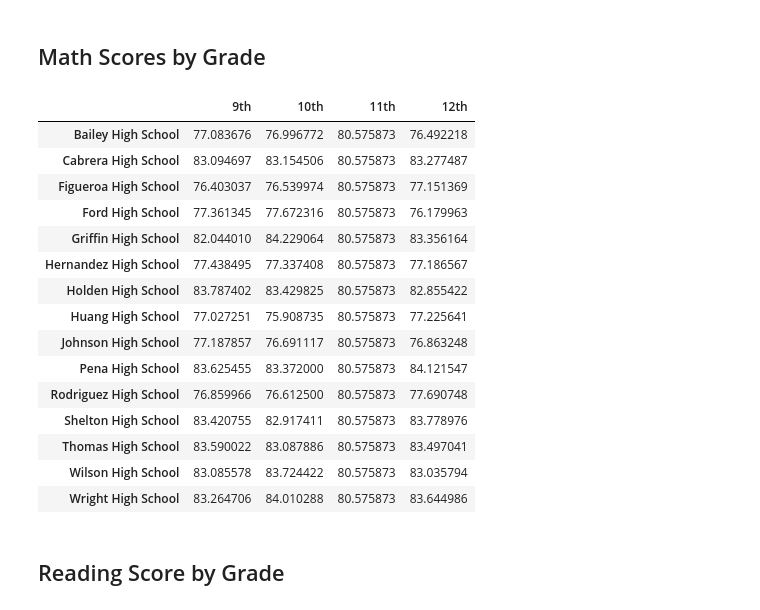
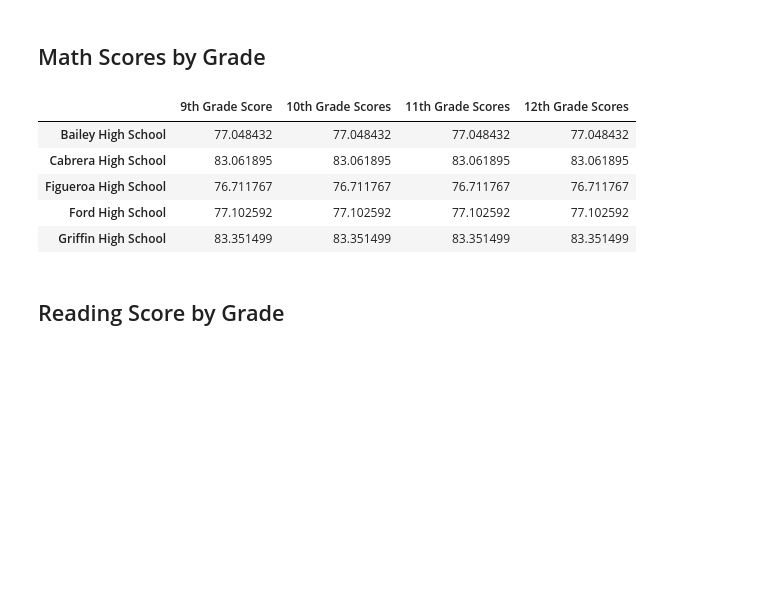
Before and after one commit to AnaGonz2020/PyCitySchools_Analysis, a Jupyter notebook: PyCity_Schools/PyCitySchools.ipynb, the cells around one changed output. Cells and saved outputs as stored; diff of their text form; code cells hidden in the pictures; blank space fills up the shorter version.

```diff
--- a/PyCity_Schools/PyCitySchools.ipynb
+++ b/PyCity_Schools/PyCitySchools.ipynb
@@ -16,8 +16,8 @@ school_data_to_load = "Resources/schools_complete.csv"
 student_data_to_load = "Resources/students_complete.csv"
 
 # Read School and Student Data File and store into Pandas DataFrames
-school_data = pd.read_csv(school_data_to_load)
-student_data = pd.read_csv(student_data_to_load)
+school_data = pd.read_csv(school_data_to_load, sep=",")
+student_data = pd.read_csv(student_data_to_load, sep=",")
 
 # Combine the data into a single dataset.
 school_data_complete = pd.merge(student_data, school_data, on=["school_name           ", "school_name           "], how="left")
@@ -29,6 +29,6 @@ school_data_complete = school_data_complete.rename(columns={"Student ID ": "Stud
     #school_data_complete.head()#(school_data, student_data, suffixes=("school_name", "school_name"), how="left")
 
     #code used to find the correct spelling/spacing of data that was raisign 'KeyError'
-#print(student_data.columns.tolist())
+print(student_data.columns.tolist())
 school_data_complete
 # %% [output]
@@ -358,48 +418,43 @@ TypeError: unsupported format string passed to Series.__format__
 ## Math Scores by Grade
 # %%
 # Use the code provided to separate the data by grade
-ninth_graders = school_data_complete[(school_data_complete["grade"] == "9th")]
-tenth_graders = school_data_complete[(school_data_complete["grade"] == "10th")]
-eleventh_graders = school_data_complete[(school_data_complete["grade"] == "11th")]
-twelfth_graders = school_data_complete[(school_data_complete["grade"] == "12th")]
+ninth_graders = school_data_complete[(school_data_complete["Grade"] == "9th")]
+tenth_graders = school_data_complete[(school_data_complete["Grade"] == "10th")]
+eleventh_graders = school_data_complete[(school_data_complete["Grade"] == "11th")]
+twelfth_graders = school_data_complete[(school_data_complete["Grade"] == "12th")]
 
 # Group by "school_name" and take the mean of each.
-ninth_graders_scores =
-tenth_graders_scores =
-eleventh_graders_scores =
-twelfth_graders_scores =
+ninth_graders_scores = school_data_complete.groupby(["School_name"]).mean()
+tenth_graders_scores = school_data_complete.groupby(["School_name"]).mean()
+eleventh_graders_scores = school_data_complete.groupby(["School_name"]).mean()
+twelfth_graders_scores = school_data_complete.groupby(["School_name"]).mean()
 
 # Use the code to select only the `math_score`.
-ninth_grade_math_scores = ninth_graders_scores["math_score"]
-tenth_grader_math_scores = tenth_graders_scores["math_score"]
-eleventh_grader_math_scores = eleventh_graders_scores.mean()["math_score"]
-twelfth_grader_math_scores = twelfth_graders_scores["math_score"]
+ninth_grade_math_scores = ninth_graders_scores["Math_score"]
+tenth_grader_math_scores = tenth_graders_scores["Math_score"]
+eleventh_grader_math_scores = eleventh_graders_scores["Math_score"]
+twelfth_grader_math_scores = twelfth_graders_scores["Math_score"]
 
 # Combine each of the scores above into single DataFrame called `math_scores_by_grade`
-
+math_scores_by_grade = pd.DataFrame({
+    "9th Grade Score" : ninth_grade_math_scores,
+    "10th Grade Scores" : tenth_grader_math_scores,
+    "11th Grade Scores" : eleventh_grader_math_scores,
+    "12th Grade Scores" : twelfth_grader_math_scores
+})
 
 # Minor data wrangling
 math_scores_by_grade.index.name = None
 
 # Display the DataFrame
-math_scores_by_grade
+math_scores_by_grade.head()
 # %% [output]
-|  | 9th | 10th | 11th | 12th |
-| Bailey High School | 77.083676 | 76.996772 | 80.575873 | 76.492218 |
-| Cabrera High School | 83.094697 | 83.154506 | 80.575873 | 83.277487 |
-| Figueroa High School | 76.403037 | 76.539974 | 80.575873 | 77.151369 |
-| Ford High School | 77.361345 | 77.672316 | 80.575873 | 76.179963 |
-| Griffin High School | 82.044010 | 84.229064 | 80.575873 | 83.356164 |
-| Hernandez High School | 77.438495 | 77.337408 | 80.575873 | 77.186567 |
-| Holden High School | 83.787402 | 83.429825 | 80.575873 | 82.855422 |
-| Huang High School | 77.027251 | 75.908735 | 80.575873 | 77.225641 |
-| Johnson High School | 77.187857 | 76.691117 | 80.575873 | 76.863248 |
-| Pena High School | 83.625455 | 83.372000 | 80.575873 | 84.121547 |
-| Rodriguez High School | 76.859966 | 76.612500 | 80.575873 | 77.690748 |
-| Shelton High School | 83.420755 | 82.917411 | 80.575873 | 83.778976 |
-| Thomas High School | 83.590022 | 83.087886 | 80.575873 | 83.497041 |
-| Wilson High School | 83.085578 | 83.724422 | 80.575873 | 83.035794 |
-| Wright High School | 83.264706 | 84.010288 | 80.575873 | 83.644986 |
+|  | 9th Grade Score | 10th Grade Scores | 11th Grade Scores | 12th Grade Scores |
+| Bailey High School | 77.048432 | 77.048432 | 77.048432 | 77.048432 |
+| Cabrera High School | 83.061895 | 83.061895 | 83.061895 | 83.061895 |
+| Figueroa High School | 76.711767 | 76.711767 | 76.711767 | 76.711767 |
+| Ford High School | 77.102592 | 77.102592 | 77.102592 | 77.102592 |
+| Griffin High School | 83.351499 | 83.351499 | 83.351499 | 83.351499 |
 # %% [markdown]
 ## Reading Score by Grade
 # %%
```
Also changed, not shown: parts of 28 cells of this notebook, 1 other file.
